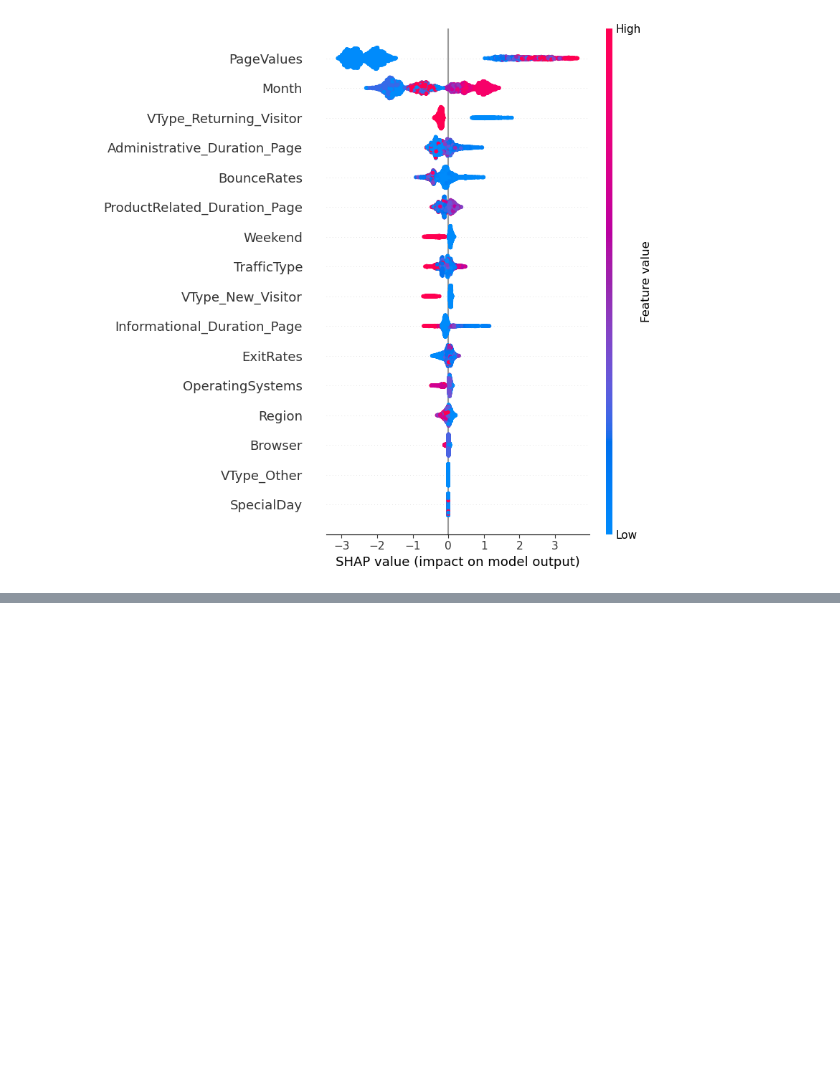
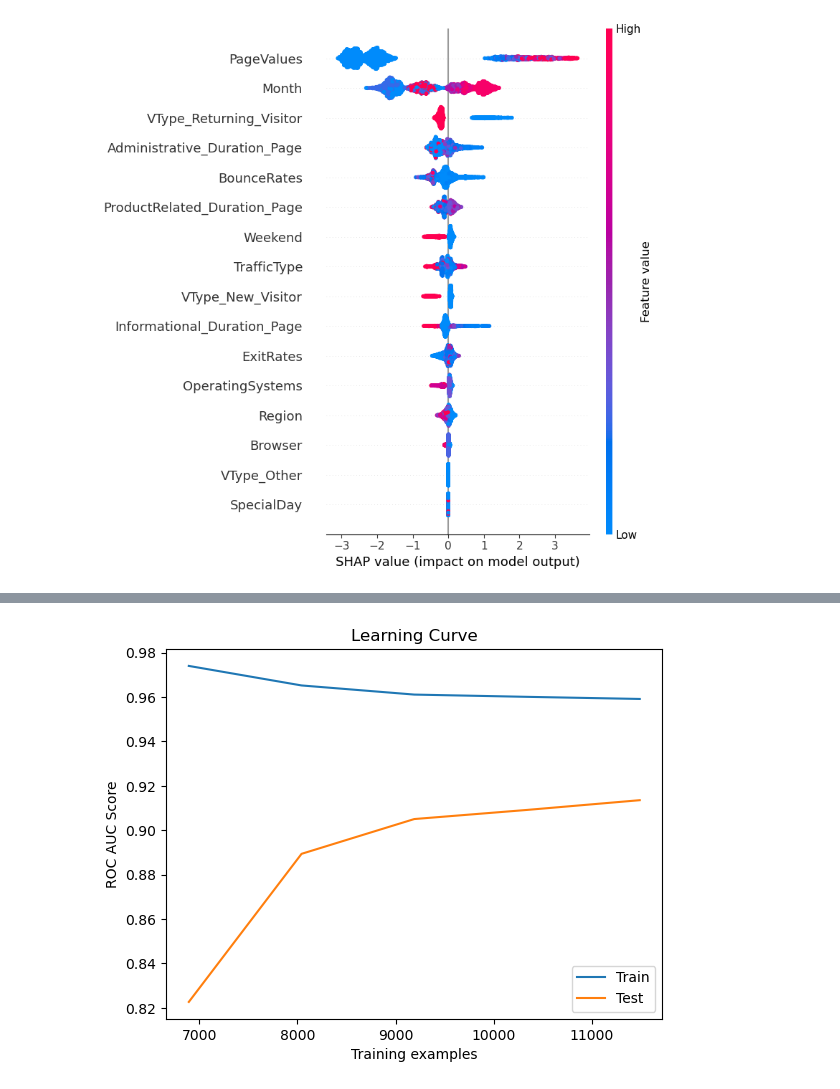
Before and after one commit to Opara19/ML_project03, a Jupyter notebook: ML_project3_test1.ipynb, the cells around one changed output, grey strips where cells are left out. Saved outputs shown, nothing was run; the diff lists cells and outputs as text; code cells hidden in the pictures; blank space fills up the shorter version.

```diff
--- a/ML_project3_test1.ipynb
+++ b/ML_project3_test1.ipynb
@@ -1488,0 +1449,4 @@ plt.show()
+# %%
+svc = SVC(probability=False)
+svc.fit(X_train_smote, y_train_smote)
+eval_(svc)
@@ -1488,0 +1509,12 @@ plt.show()
+# %%
+# selCols=['BounceRates', 'ExitRates', 'PageValues','Month', 'OperatingSystems',
+#        'Browser', 'Region', 'TrafficType','Administrative_Duration_Page',
+#        'Informational_Duration_Page', 'ProductRelated_Duration_Page',
+#        'VType_New_Visitor', 'VType_Returning_Visitor']
+
+selCols=['Weekend_True', 'Month_Dec', 'Month_Jul', 'Month_Mar', 'Month_May',
+       'Month_Nov', 'Month_Oct', 'Month_Sep', 'VisitorType_Returning_Visitor',
+       'BounceRates', 'ExitRates', 'PageValues', 'SpecialDay',
+       'OperatingSystems', 'Browser', 'Region', 'TrafficType',
+       'Administrative_Duration_Page', 'Informational_Duration_Page',
+       'ProductRelated_Duration_Page']
@@ -1488,0 +1598,22 @@ plt.show()
+# %%
+train_sizes, train_scores, test_scores = learning_curve(
+    estimator=gbm,
+    X=X_train_smote_new,
+    y=y_train_smote,
+    train_sizes=np.linspace(0.1, 1.0, 10),
+    cv=5,
+    scoring='accuracy')
+
+# Calculate mean train and test scores across CV folds
+train_scores_mean = np.mean(train_scores, axis=1)
+test_scores_mean = np.mean(test_scores, axis=1)
+
+plt.plot(train_sizes, train_scores_mean, label='Train')
+plt.plot(train_sizes, test_scores_mean, label='Test')
+plt.xlabel('Training examples')
+plt.ylabel('ROC AUC Score')
+plt.title('Learning Curve')
+plt.legend()
+plt.show()
+# %% [output]
+[figure, added]
```
Also changed, not shown: parts of 175 cells of this notebook.
